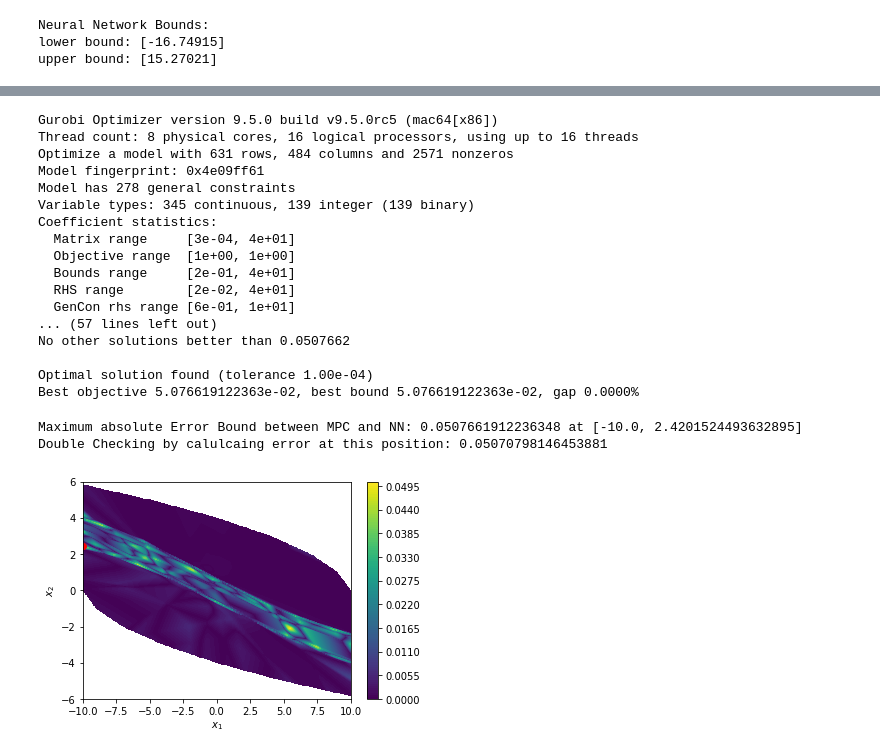
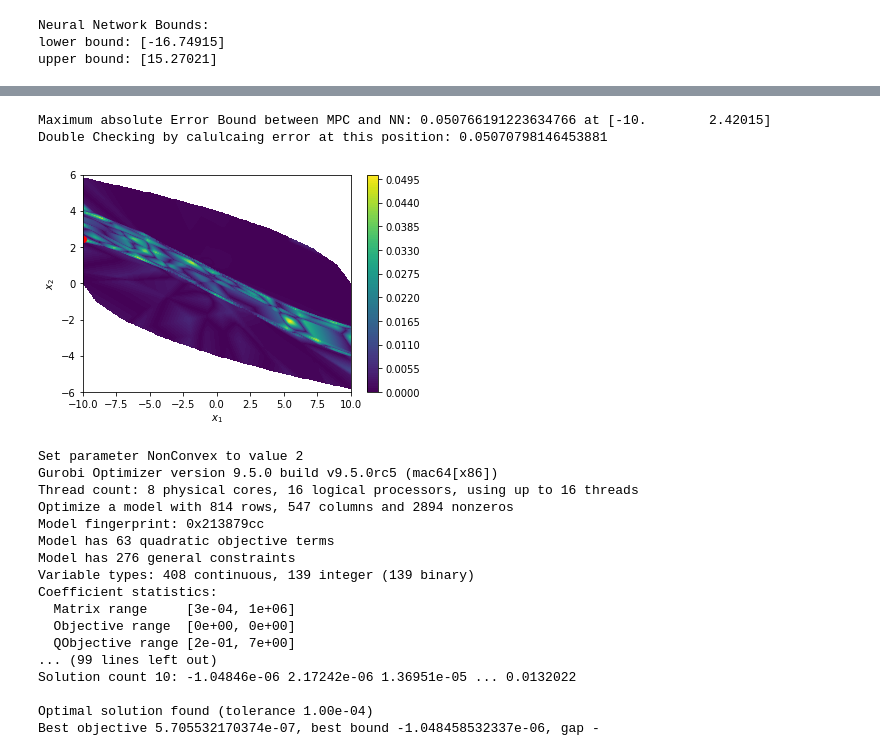
Before and after one commit to PREDICT-EPFL/evanqp, a Jupyter notebook: examples/double_integrator/double_integrator_qp.ipynb, the cells around one changed output, grey strips where cells are left out. Saved outputs shown, nothing was run; the diff lists cells and outputs as text; code cells hidden in the pictures.

```diff
--- a/examples/double_integrator/double_integrator_qp.ipynb
+++ b/examples/double_integrator/double_integrator_qp.ipynb
@@ -94,6 +96,9 @@ class DoubleIntegrator(MPCProblem):
                     self.objective: self.objective.value}
         return solution
 
+    def dynamics(self):
+        return (self.A, self.B)
+
     def reduced_objective(self):
         objective = cp.quad_form(self.x[self.N, :], self.P)
         for i in range(1, self.N):
@@ -106,11 +111,14 @@ x1 = np.linspace(-10, 10, 250)
 x2 = np.linspace(-6, 6, 250)
 x, y = np.meshgrid(x1, x2)
 z_opt = np.zeros(x.shape)
+obj_opt = np.zeros(x.shape)
 for i in tqdm(range(x.shape[0])):
     for j in range(x.shape[1]):
         sol = mpc_controller.solve(np.array([x[i, j], y[i, j]]))
         u0 = sol[mpc_controller.variables()[0]]
+        obj = sol[mpc_controller.objective]
         z_opt[i, j] = u0 if u0 is not None else None
+        obj_opt[i, j] = obj if obj is not None else None
 # %% [output]
 Set parameter Username
 Academic license - for non-commercial use only - expires 2022-12-04
@@ -230,3 +238,5 @@ print(f'upper bound: {net_bounds["ub"]}')
 Neural Network Bounds:
 lower bound: [-16.74915]
 upper bound: [15.27021]
+# %%
+bound_diff, parameters_diff = verifier.approximation_error()
@@ -233,38 +261,38 @@ upper bound: [15.27021]
+# %%
+print(f'Maximum absolute Error Bound between MPC and NN: {bound_diff} at {parameters_diff}')
+u0_mpc = mpc_controller.solve(np.array(parameters_diff))[mpc_controller.u0][0]
+u0_net = net(torch.from_numpy(np.array(parameters_diff)).float()).detach().numpy()[0]
+print(f'Double Checking by calulcaing error at this position: {u0_mpc - u0_net}')
+# %% [output]
+Maximum absolute Error Bound between MPC and NN: 0.050766191223634766 at [-10.        2.42015]
+Double Checking by calulcaing error at this position: 0.05070798146453881
+# %%
+fig, ax = plt.subplots()
+cs = ax.contourf(x, y, np.abs(z_opt - z_net), levels=100)
+ax.plot(parameters_diff[0], parameters_diff[1], 'ro')
+fig.colorbar(cs)
+ax.set_xlabel(r'$x_1$')
+ax.set_ylabel(r'$x_2$')
+plt.show()
+# %% [output]
+[figure, added]
 # %%
-bound, parameters = verifier.find_max_abs_diff()
+bound, parameters = verifier.verify_stability_sufficient()
 # %% [output]
+Set parameter NonConvex to value 2
 Gurobi Optimizer version 9.5.0 build v9.5.0rc5 (mac64[x86])
 Thread count: 8 physical cores, 16 logical processors, using up to 16 threads
-Optimize a model with 631 rows, 484 columns and 2571 nonzeros
-Model fingerprint: 0x4e09ff61
-Model has 278 general constraints
-Variable types: 345 continuous, 139 integer (139 binary)
+Optimize a model with 814 rows, 547 columns and 2894 nonzeros
+Model fingerprint: 0x213879cc
+Model has 63 quadratic objective terms
+Model has 276 general constraints
+Variable types: 408 continuous, 139 integer (139 binary)
 Coefficient statistics:
-  Matrix range     [3e-04, 4e+01]
-  Objective range  [1e+00, 1e+00]
-  Bounds range     [2e-01, 4e+01]
-  RHS range        [2e-02, 4e+01]
-  GenCon rhs range [6e-01, 1e+01]
-... (57 lines left out)
-No other solutions better than 0.0507662
+  Matrix range     [3e-04, 1e+06]
+  Objective range  [0e+00, 0e+00]
+  QObjective range [2e-01, 7e+00]
+... (99 lines left out)
+Solution count 10: -1.04846e-06 2.17242e-06 1.36951e-05 ... 0.0132022
 
 Optimal solution found (tolerance 1.00e-04)
-Best objective 5.076619122363e-02, best bound 5.076619122363e-02, gap 0.0000%
+Best objective 5.705532170374e-07, best bound -1.048458532337e-06, gap -
-# %%
-print(f'Maximum absolute Error Bound between MPC and NN: {bound} at {parameters}')
-u0_mpc = mpc_controller.solve(np.array(parameters))[mpc_controller.u0][0]
-u0_net = net(torch.from_numpy(np.array(parameters)).float()).detach().numpy()[0]
-print(f'Double Checking by calulcaing error at this position: {u0_mpc - u0_net}')
-# %% [output]
-Maximum absolute Error Bound between MPC and NN: 0.0507661912236348 at [-10.0, 2.4201524493632895]
-Double Checking by calulcaing error at this position: 0.05070798146453881
-# %%
-fig, ax = plt.subplots()
-cs = ax.contourf(x, y, np.abs(z_opt - z_net), levels=100)
-ax.plot(parameters[0], parameters[1], 'ro')
-fig.colorbar(cs)
-ax.set_xlabel(r'$x_1$')
-ax.set_ylabel(r'$x_2$')
-plt.show()
-# %% [output]
-[figure, removed]
```
Also changed, not shown: parts of 35 cells of this notebook, 44 other files.
